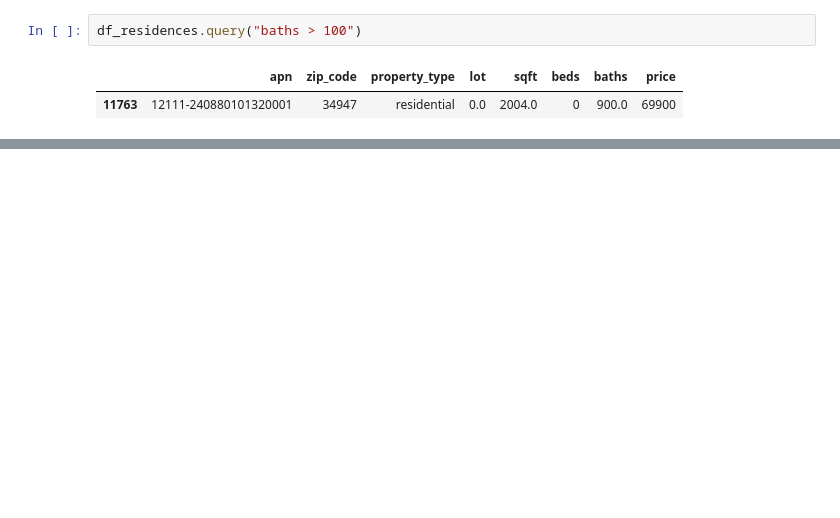
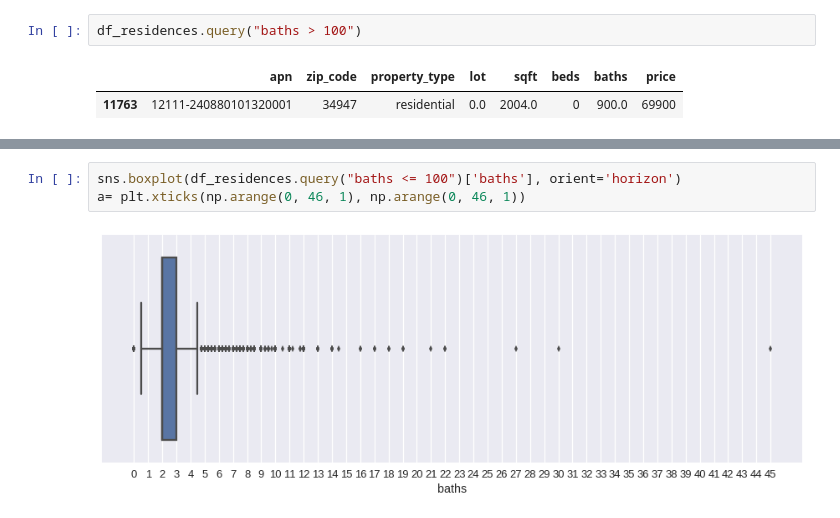
Before and after one commit to clebsonc/PricePrediction, a Jupyter notebook: PricePrediction.ipynb, the cells around one changed output, grey strips where cells are left out. Drawn from its saved outputs; the diff is of its cells as text; blank space fills up the shorter version.

```diff
--- a/PricePrediction.ipynb
+++ b/PricePrediction.ipynb
@@ -126,0 +141,5 @@ df_residences.query("baths > 100")
+# %%
+sns.boxplot(df_residences.query("baths <= 100")['baths'], orient='horizon')
+a= plt.xticks(np.arange(0, 46, 1), np.arange(0, 46, 1))
+# %% [output]
+[figure, added]
```
Also changed, not shown: parts of 17 cells of this notebook.
